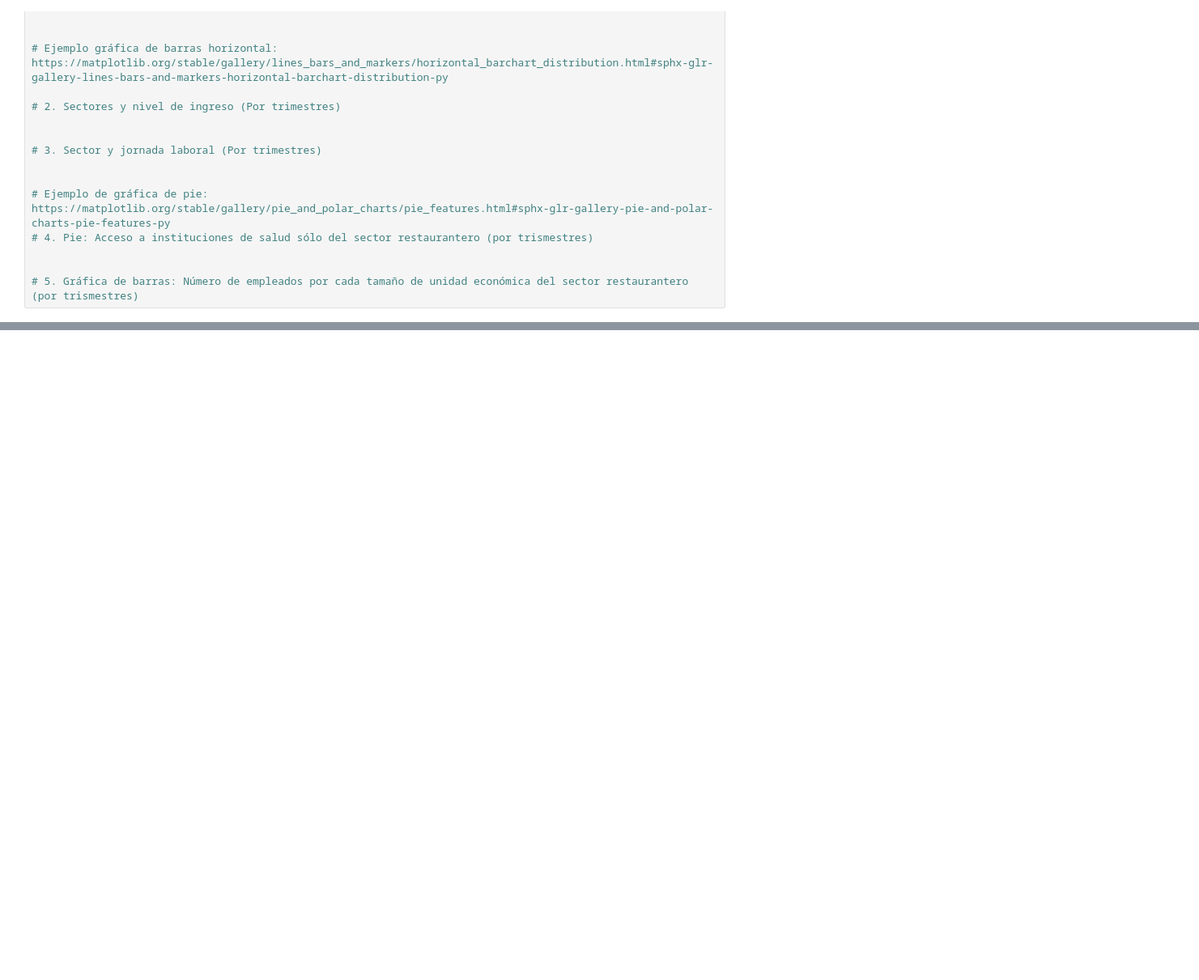
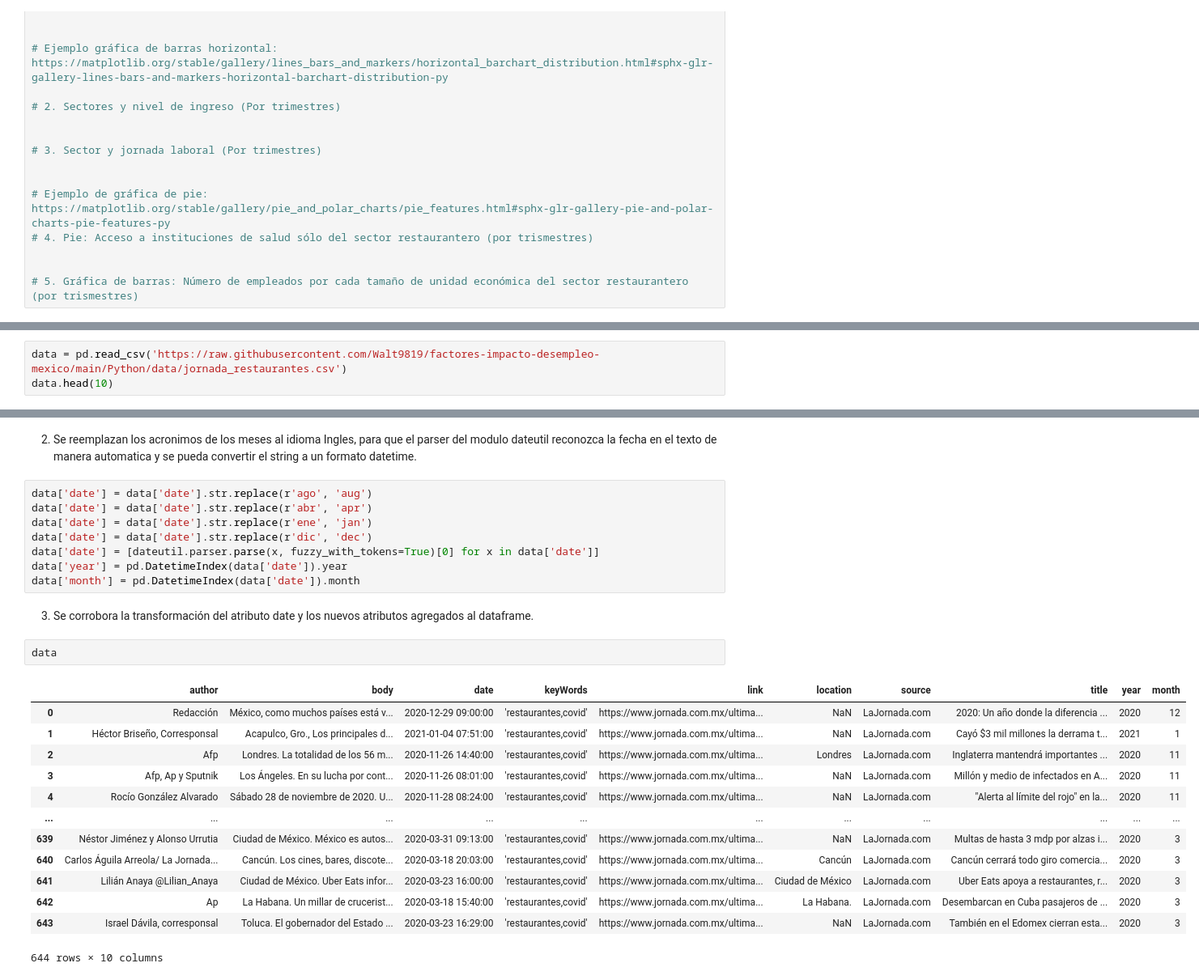
Before and after one commit to Walt9819/factores-impacto-desempleo-mexico, a Jupyter notebook: Python/FactoresDeImpactoEnDesempleoMX.ipynb, the cells around one changed output, grey strips where cells are left out. Shown at 81% size. Cells and saved outputs as stored; diff of their text form; blank space fills up the shorter version.

```diff
--- a/Python/FactoresDeImpactoEnDesempleoMX.ipynb
+++ b/Python/FactoresDeImpactoEnDesempleoMX.ipynb
@@ -414,0 +473,3 @@ import numpy as np
+# %%
+data = pd.read_csv('https://raw.githubusercontent.com/Walt9819/factores-impacto-desempleo-mexico/main/Python/data/jornada_restaurantes.csv')
+data.head(10)
@@ -414,0 +488,28 @@ import numpy as np
+# %% [markdown]
+2. Se reemplazan los acronimos de los meses al idioma Ingles, para que el parser del modulo dateutil reconozca la fecha en el texto de manera automatica y se pueda convertir el string a un formato datetime.
+# %%
+data['date'] = data['date'].str.replace(r'ago', 'aug')
+data['date'] = data['date'].str.replace(r'abr', 'apr')
+data['date'] = data['date'].str.replace(r'ene', 'jan')
+data['date'] = data['date'].str.replace(r'dic', 'dec')
+data['date'] = [dateutil.parser.parse(x, fuzzy_with_tokens=True)[0] for x in data['date']]
+data['year'] = pd.DatetimeIndex(data['date']).year
+data['month'] = pd.DatetimeIndex(data['date']).month
+# %% [markdown]
+3. Se corrobora la transformación del atributo date y los nuevos atributos agregados al dataframe.
+# %%
+data
+# %% [output]
+|  | author | body | date | keyWords | link | location | source | title | year | month |
+| 0 | Redacción | México, como muchos países está v... | 2020-12-29 09:00:00 | 'restaurantes,covid' | https://www.jornada.com.mx/ultima... | NaN | LaJornada.com | 2020: Un año donde la diferencia ... | 2020 | 12 |
+| 1 | Héctor Briseño, Corresponsal | Acapulco, Gro., Los principales d... | 2021-01-04 07:51:00 | 'restaurantes,covid' | https://www.jornada.com.mx/ultima... | NaN | LaJornada.com | Cayó $3 mil millones la derrama t... | 2021 | 1 |
+| 2 | Afp | Londres. La totalidad de los 56 m... | 2020-11-26 14:40:00 | 'restaurantes,covid' | https://www.jornada.com.mx/ultima... | Londres | LaJornada.com | Inglaterra mantendrá importantes ... | 2020 | 11 |
+| 3 | Afp, Ap y Sputnik | Los Ángeles. En su lucha por cont... | 2020-11-26 08:01:00 | 'restaurantes,covid' | https://www.jornada.com.mx/ultima... | NaN | LaJornada.com | Millón y medio de infectados en A... | 2020 | 11 |
+| 4 | Rocío González Alvarado | Sábado 28 de noviembre de 2020. U... | 2020-11-28 08:24:00 | 'restaurantes,covid' | https://www.jornada.com.mx/ultima... | NaN | LaJornada.com | "Alerta al límite del rojo" en la... | 2020 | 11 |
+| ... | ... | ... | ... | ... | ... | ... | ... | ... | ... | ... |
+| 639 | Néstor Jiménez y Alonso Urrutia | Ciudad de México. México es autos... | 2020-03-31 09:13:00 | 'restaurantes,covid' | https://www.jornada.com.mx/ultima... | NaN | LaJornada.com | Multas de hasta 3 mdp por alzas i... | 2020 | 3 |
+| 640 | Carlos Águila Arreola/ La Jornada... | Cancún. Los cines, bares, discote... | 2020-03-18 20:03:00 | 'restaurantes,covid' | https://www.jornada.com.mx/ultima... | Cancún | LaJornada.com | Cancún cerrará todo giro comercia... | 2020 | 3 |
+| 641 | Lilián Anaya @Lilian_Anaya | Ciudad de México. Uber Eats infor... | 2020-03-23 16:00:00 | 'restaurantes,covid' | https://www.jornada.com.mx/ultima... | Ciudad de México | LaJornada.com | Uber Eats apoya a restaurantes, r... | 2020 | 3 |
+| 642 | Ap | La Habana. Un millar de crucerist... | 2020-03-18 15:40:00 | 'restaurantes,covid' | https://www.jornada.com.mx/ultima... | La Habana. | LaJornada.com | Desembarcan en Cuba pasajeros de ... | 2020 | 3 |
+| 643 | Israel Dávila, corresponsal | Toluca. El gobernador del Estado ... | 2020-03-23 16:29:00 | 'restaurantes,covid' | https://www.jornada.com.mx/ultima... | NaN | LaJornada.com | También en el Edomex cierran esta... | 2020 | 3 |
+644 rows × 10 columns
```
Also changed, not shown: parts of 30 cells of this notebook.
